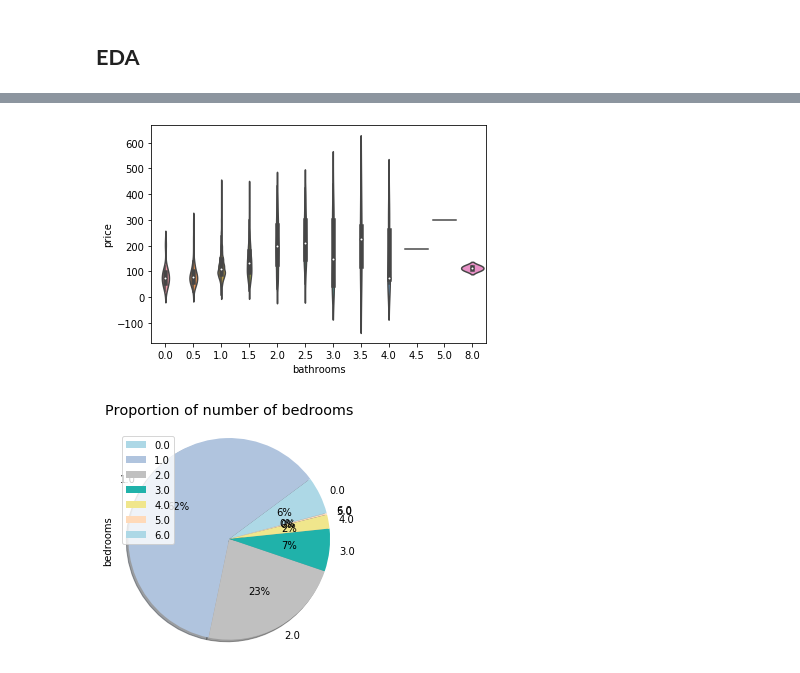
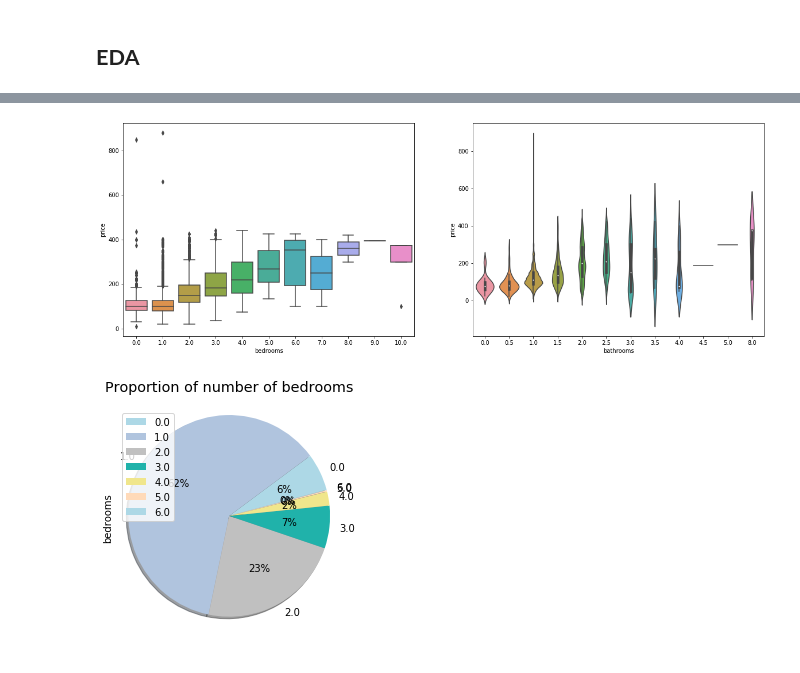
Before and after one commit to orbenishay/Regression-Project, a Jupyter notebook: Amsterdam3.ipynb, the cells around one changed output, grey strips where cells are left out. Saved outputs shown, nothing was run; the diff lists cells and outputs as text; code cells hidden in the pictures.

```diff
--- a/Amsterdam3.ipynb
+++ b/Amsterdam3.ipynb
@@ -347,7 +318,17 @@ sns.boxplot(x='bedrooms', y='price', hue=None, data=bnb, order=None, hue_order=N
-# %%
-sns.violinplot(x='bathrooms', y='price', data=bnb); #order=cut_order
-# %% [output]
-[figure, removed]
+# %%
+fig = plt.figure()
+ax1 = fig.add_subplot(221)
+ax2 = fig.add_subplot(222)
+fig.set_size_inches(20,15)
+sns.boxplot(x='bedrooms', y='price', hue=None, data=bnb, order=None, hue_order=None,ax=ax1);
+sns.violinplot(x='bathrooms', y='price', data=bnb,ax=ax2);
+
+plt.figure(figsize=(15,7))
+plt.title('overall distribution of prices', x=0.5, y=0.8, ha='center', fontsize='xx-large')
+sns.distplot(bnb.price, bins=50, kde=True,  color='blue');
+plt.show()
+# %% [output]
+[figure, added]
 # %%
 my_colors = ['lightblue','lightsteelblue','silver','lightseagreen','khaki','peachpuff']
 Pie1 = bnb.groupby('bedrooms').agg({'bedrooms':'count'}).plot.pie(y='bedrooms',autopct='%1.f%%'\
```
Also changed, not shown: parts of 5 cells of this notebook.
